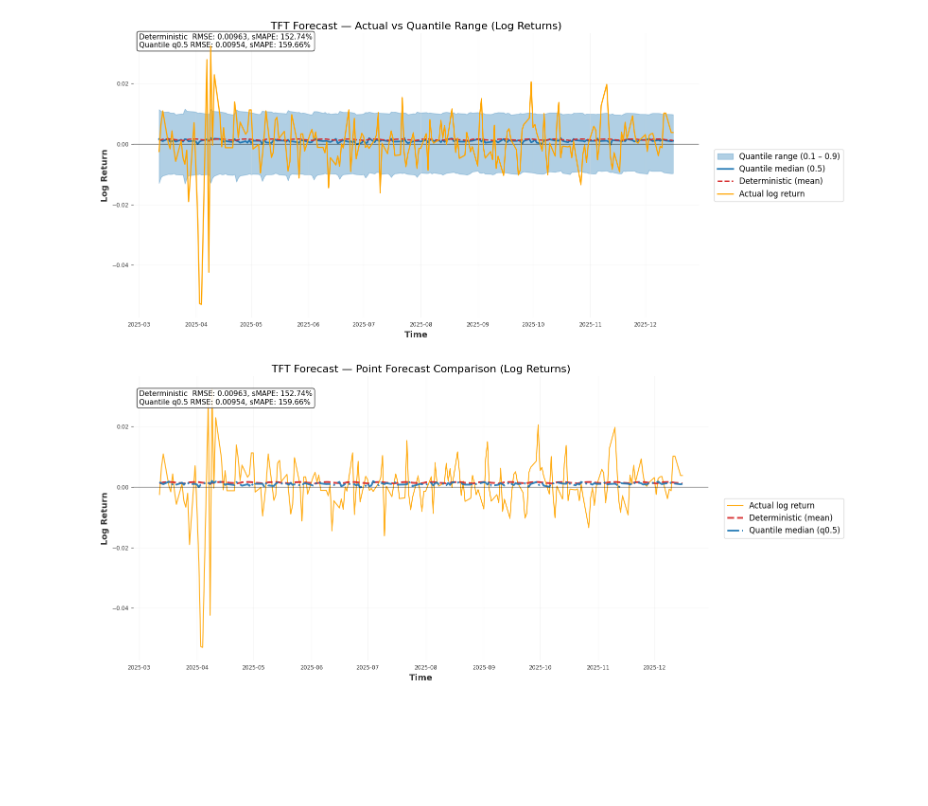
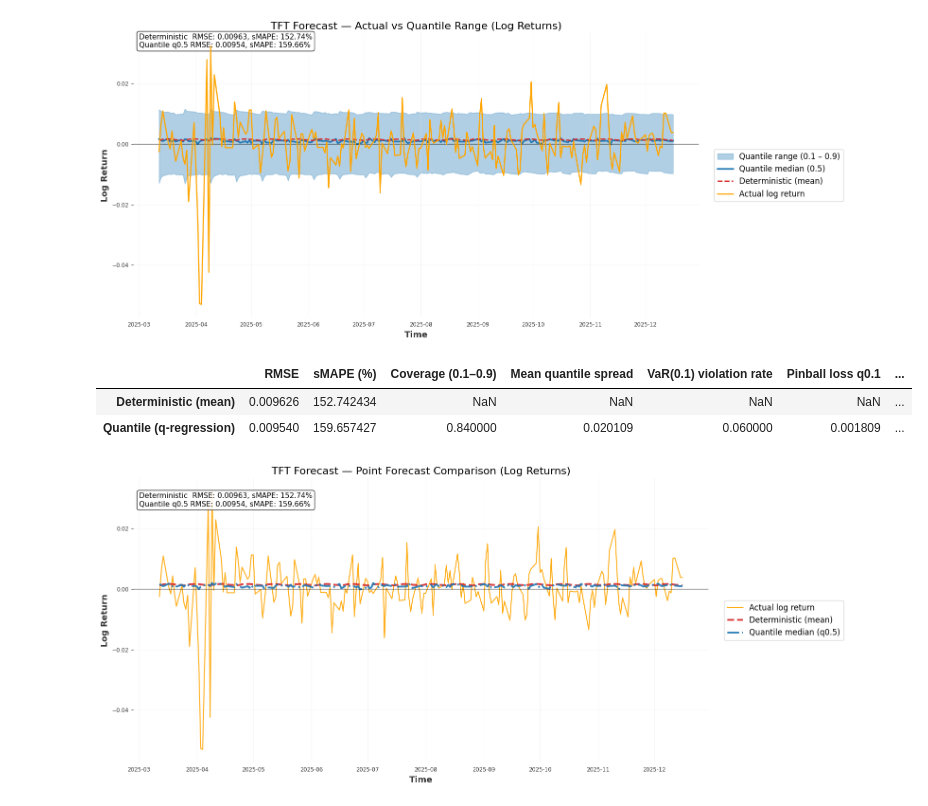
Before and after one commit to dennisddschulz/cas-artificial-intelligence, a Jupyter notebook: 07_tft_forecast_project_guido/src/notebooks/Explr_quantile.ipynb, the cells around one changed output. Saved outputs shown, nothing was run; the diff lists cells and outputs as text; code cells hidden in the pictures; blank space fills up the shorter version.

```diff
--- a/07_tft_forecast_project_guido/src/notebooks/Explr_quantile.ipynb
+++ b/07_tft_forecast_project_guido/src/notebooks/Explr_quantile.ipynb
@@ -273,6 +273,75 @@ max: 0.02469896525865778
 https://scikit-learn.org/stable/model_persistence.html#security-maintainability-limitations
   warnings.warn(
 [figure]
+# %%
+import numpy as np
+import pandas as pd
+
+# --------------------------------------------------
+# Extract series
+# --------------------------------------------------
+actual_y = results["y_test"].values().squeeze()
+det_y = results["forecast"].values().squeeze()
+
+q = results["quantile"]["logret_forecasts"]
+q01_y = q["q01"].values().squeeze()
+q05_y = q["q05"].values().squeeze()
+q09_y = q["q09"].values().squeeze()
+
+# --------------------------------------------------
+# Helper: pinball loss
+# --------------------------------------------------
+def pinball_loss(y, q_hat, q):
+    return np.mean(np.maximum(q * (y - q_hat), (q - 1) * (y - q_hat)))
+
+# --------------------------------------------------
+# Deterministic metrics
+# --------------------------------------------------
+rmse_det = results["rmse"]
+smape_det = results["smape"]
+
+# --------------------------------------------------
+# Quantile metrics
+# --------------------------------------------------
+rmse_q = results["quantile"]["metrics"]["rmse"]
+smape_q = results["quantile"]["metrics"]["smape"]
+
+coverage_10_90 = np.mean((actual_y >= q01_y) & (actual_y <= q09_y))
+spread_mean = np.mean(q09_y - q01_y)
+var_violation_rate = np.mean(actual_y < q01_y)
+
+pl_01 = pinball_loss(actual_y, q01_y, 0.1)
+pl_05 = pinball_loss(actual_y, q05_y, 0.5)
+pl_09 = pinball_loss(actual_y, q09_y, 0.9)
+pl_avg = np.mean([pl_01, pl_05, pl_09])
+
+# --------------------------------------------------
+# Build comparison table
+# --------------------------------------------------
+df_metrics = pd.DataFrame(
+    {
+        "RMSE": [rmse_det, rmse_q],
+        "sMAPE (%)": [smape_det, smape_q],
+        "Coverage (0.1–0.9)": [np.nan, coverage_10_90],
+        "Mean quantile spread": [np.nan, spread_mean],
+        "VaR(0.1) violation rate": [np.nan, var_violation_rate],
+        "Pinball loss q0.1": [np.nan, pl_01],
+        "Pinball loss q0.5": [np.nan, pl_05],
+        "Pinball loss q0.9": [np.nan, pl_09],
+        "Pinball loss (avg)": [np.nan, pl_avg],
+    },
+    index=["Deterministic (mean)", "Quantile (q-regression)"],
+)
+
+# --------------------------------------------------
+# Display
+# --------------------------------------------------
+pd.options.display.float_format = "{:.6f}".format
+df_metrics
+# %% [output]
+|  | RMSE | sMAPE (%) | Coverage (0.1–0.9) | Mean quantile spread | VaR(0.1) violation rate | Pinball loss q0.1 | ... |
+| Deterministic (mean) | 0.009626 | 152.742434 | NaN | NaN | NaN | NaN | ... |
+| Quantile (q-regression) | 0.009540 | 159.657427 | 0.840000 | 0.020109 | 0.060000 | 0.001809 | ... |
 # %%
 plt.figure(figsize=(16, 7))
 
```
Also changed, not shown: parts of 2 cells of this notebook, 3 other files.
